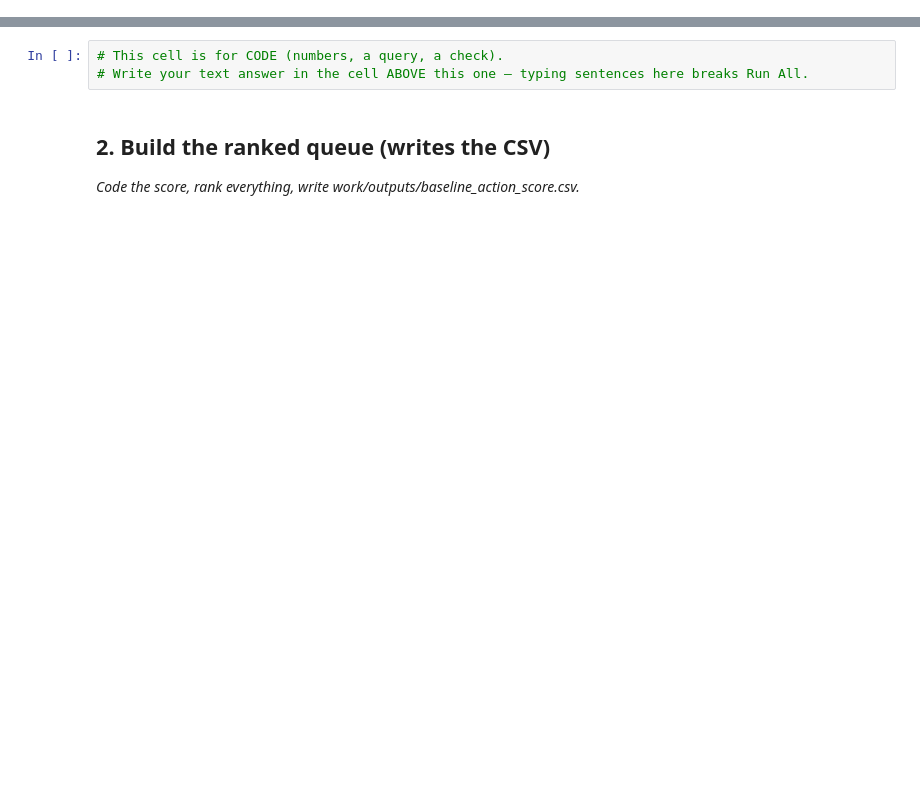
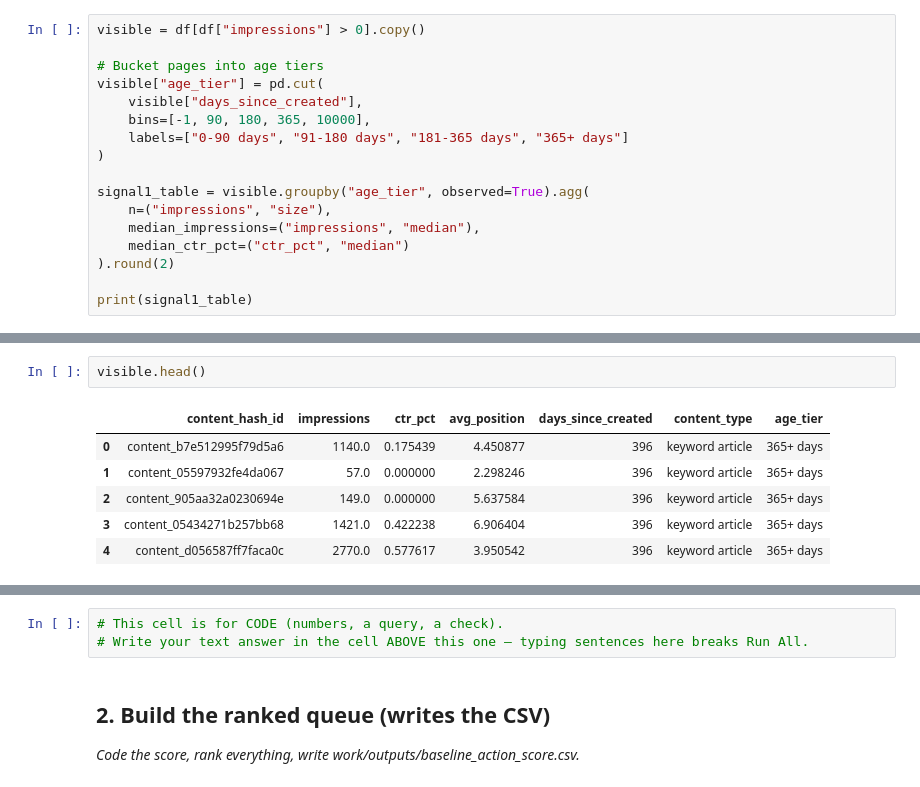
Before and after one commit to mashfiqmahi/assignment_FLyRank-AI, a Jupyter notebook: work/notebooks/w04_baseline_score.ipynb, the cells around one changed output, grey strips where cells are left out. Saved outputs shown, nothing was run; the diff lists cells and outputs as text; blank space fills up the shorter version.

```diff
--- a/work/notebooks/w04_baseline_score.ipynb
+++ b/work/notebooks/w04_baseline_score.ipynb
@@ -12,0 +52,17 @@ This skeleton is yours to fill. Work the sections **in order** — each one has
+# %%
+visible = df[df["impressions"] > 0].copy()
+
+# Bucket pages into age tiers
+visible["age_tier"] = pd.cut(
+    visible["days_since_created"],
+    bins=[-1, 90, 180, 365, 10000],
+    labels=["0-90 days", "91-180 days", "181-365 days", "365+ days"]
+)
+
+signal1_table = visible.groupby("age_tier", observed=True).agg(
+    n=("impressions", "size"),
+    median_impressions=("impressions", "median"),
+    median_ctr_pct=("ctr_pct", "median")
+).round(2)
+
+print(signal1_table)
@@ -12,0 +116,9 @@ This skeleton is yours to fill. Work the sections **in order** — each one has
+# %%
+visible.head()
+# %% [output]
+|  | content_hash_id | impressions | ctr_pct | avg_position | days_since_created | content_type | age_tier |
+| 0 | content_b7e512995f79d5a6 | 1140.0 | 0.175439 | 4.450877 | 396 | keyword article | 365+ days |
+| 1 | content_05597932fe4da067 | 57.0 | 0.000000 | 2.298246 | 396 | keyword article | 365+ days |
+| 2 | content_905aa32a0230694e | 149.0 | 0.000000 | 5.637584 | 396 | keyword article | 365+ days |
+| 3 | content_05434271b257bb68 | 1421.0 | 0.422238 | 6.906404 | 396 | keyword article | 365+ days |
+| 4 | content_d056587ff7faca0c | 2770.0 | 0.577617 | 3.950542 | 396 | keyword article | 365+ days |
```
Also changed, not shown: parts of 16 cells of this notebook.
